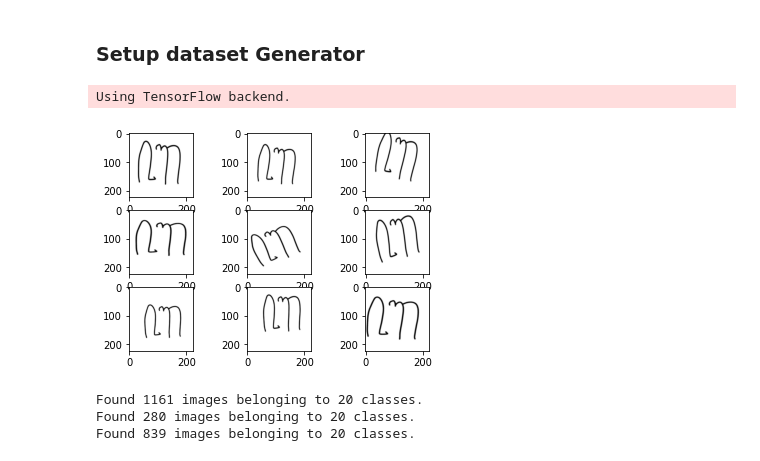
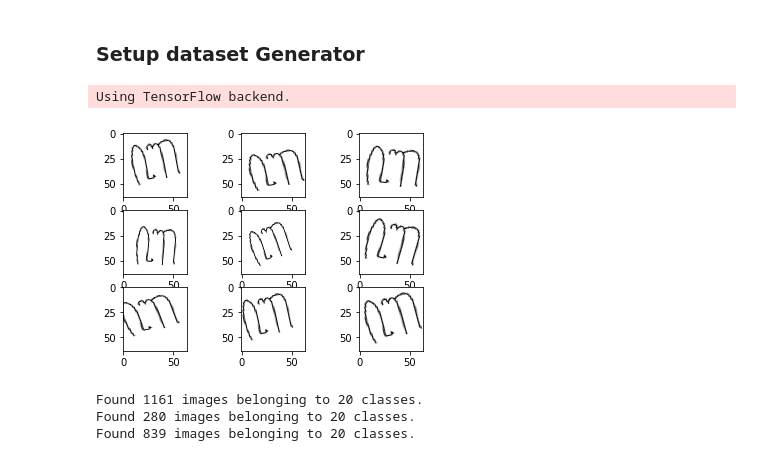
Before and after one commit to biyanoscar/bangkit-dps4c, a Jupyter notebook: aksara_DPS4C_CNN_Improved.ipynb, the cells around one changed output. Drawn from its saved outputs; the diff is of its cells as text; code cells hidden in the pictures.

```diff
--- a/aksara_DPS4C_CNN_Improved.ipynb
+++ b/aksara_DPS4C_CNN_Improved.ipynb
@@ -28,6 +28,14 @@ import keras_preprocessing
 from keras_preprocessing import image
 from keras_preprocessing.image import ImageDataGenerator
 import time
+# %%
+#Hyperparameter
+HEIGHT = 64
+WIDTH = 64
+
+BATCH_SIZE=8
+NUM_CLASSES = 20
+EPOCHS = 30
 # %% [markdown]
 ### Setup dataset Generator
 # %%
@@ -38,39 +46,39 @@ from keras.preprocessing.image import img_to_array
 from keras.preprocessing.image import ImageDataGenerator
 from matplotlib import pyplot
 # load the image
-img = load_img('/tmp/aksara-jawa/newdatasetaug/newtesting/ba/ba17.mine3.b.png', target_size=(224, 224))
+img = load_img('/tmp/aksara-jawa/newdatasetaug/newtesting/ba/ba17.mine3.b.png', target_size=(HEIGHT, WIDTH))
 # convert to numpy array
 data = img_to_array(img)
 # expand dimension to one sample
 samples = expand_dims(data, 0)
 
 # create image data augmentation generator
 # datagen = ImageDataGenerator(height_shift_range=0.5)
 datagen = ImageDataGenerator(
     width_shift_range=0.1,
     height_shift_range=0.1,
     zoom_range=0.2,
     rotation_range=20,
     fill_mode='nearest')
 
 
 # prepare iterator
 it = datagen.flow(samples, batch_size=1)
 # generate samples and plot
 for i in range(9):
 	# define subplot
 	pyplot.subplot(330 + 1 + i)
 	# generate batch of images
 	batch = it.next()
 	# convert to unsigned integers for viewing
 	image = batch[0].astype('uint8')
 	# plot raw pixel data
 	pyplot.imshow(image)
 # show the figure
 pyplot.show()
 # %% [output]
 Using TensorFlow backend.
-[figure, old version]
+[figure, new version]
 # %%
 TRAINING_DIR = "/tmp/aksara-jawa/newdatasetaug/newtraining/"
 training_datagen = ImageDataGenerator(
```
Also changed, not shown: parts of 9 cells of this notebook.
